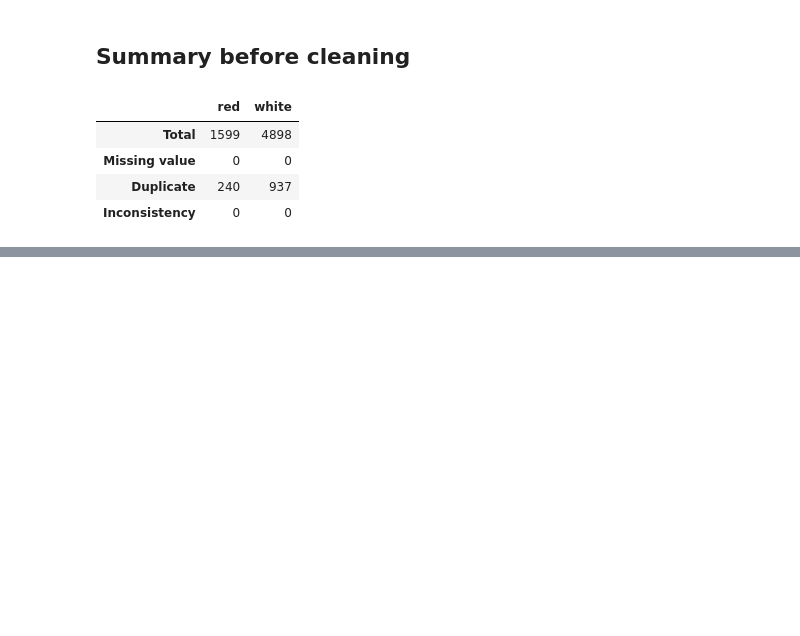
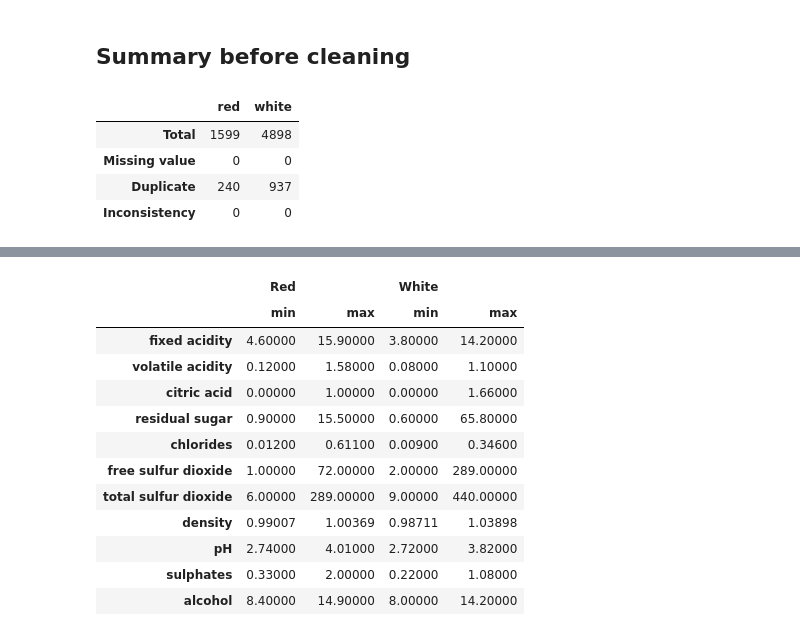
Before and after one commit to nvkhanh029/machine-learning-labwork, a Jupyter notebook: lab01-pca/lab01_wine_quality.ipynb, the cells around one changed output, grey strips where cells are left out. Drawn from its saved outputs; the diff is of its cells as text; code cells hidden in the pictures; blank space fills up the shorter version.

Commit message:
feat(lab01): add incorrect-value checks for wine data

```diff
--- a/lab01-pca/lab01_wine_quality.ipynb
+++ b/lab01-pca/lab01_wine_quality.ipynb
@@ -154,0 +157,9 @@ white: 772 duplicate feature groups, 0 with different quality
+# %%
+red_clean = red.drop_duplicates().reset_index(drop=True)
+white_clean = white.drop_duplicates().reset_index(drop=True)
+datasets_clean = {"red": red_clean, "white": white_clean}
+
+for name in datasets:
+    before, after = len(datasets[name]), len(datasets_clean[name])
+    print(f"{name}: {before} -> {after} rows ({before - after} removed, "
+          f"{(before - after) / before * 100:.2f}%)")
@@ -179,0 +196,22 @@ summary_before
+# %%
+# --- Incorrect values (checked on duplicate-free data) ---
+features = [c for c in red_clean.columns if c != 'quality']
+
+def check_incorrect(df, name):
+    rules = {
+        'Negative value (any feature)': (df[features] < 0).any(axis=1),
+        'pH outside 0-14': ~df['pH'].between(0, 14),
+        'Alcohol outside 0-100 % vol': ~df['alcohol'].between(0, 100),
+        'Density <= 0': df['density'] <= 0,
+        'Free SO2 > total SO2': df['free sulfur dioxide'] > df['total sulfur dioxide'],
+        'Quality not an integer 0-10': ~df['quality'].between(0, 10) | (df['quality'] % 1 != 0),
+    }
+    result = pd.DataFrame({'Rows flagged': {k: int(v.sum()) for k, v in rules.items()}})
+    result['Percentage (%)'] = (result['Rows flagged'] / len(df) * 100).round(2)
+    any_flag = pd.concat(rules.values(), axis=1).any(axis=1)
+    print(f'{name}: {int(any_flag.sum())} of {len(df)} rows have at least one incorrect value')
+    return result, any_flag
+
+res_red, bad_red = check_incorrect(red_clean, 'Red')
+res_white, bad_white = check_incorrect(white_clean, 'White')
+display(pd.concat({'Red': res_red, 'White': res_white}, axis=1))
@@ -179,0 +229,17 @@ summary_before
+# %%
+display(pd.concat({'Red': red_clean[features].agg(['min', 'max']).T,
+                   'White': white_clean[features].agg(['min', 'max']).T}, axis=1))
+# %% [output]
+|  | Red |  | White |  |
+|  | min | max | min | max |
+| fixed acidity | 4.60000 | 15.90000 | 3.80000 | 14.20000 |
+| volatile acidity | 0.12000 | 1.58000 | 0.08000 | 1.10000 |
+| citric acid | 0.00000 | 1.00000 | 0.00000 | 1.66000 |
+| residual sugar | 0.90000 | 15.50000 | 0.60000 | 65.80000 |
+| chlorides | 0.01200 | 0.61100 | 0.00900 | 0.34600 |
+| free sulfur dioxide | 1.00000 | 72.00000 | 2.00000 | 289.00000 |
+| total sulfur dioxide | 6.00000 | 289.00000 | 9.00000 | 440.00000 |
+| density | 0.99007 | 1.00369 | 0.98711 | 1.03898 |
+| pH | 2.74000 | 4.01000 | 2.72000 | 3.82000 |
+| sulphates | 0.33000 | 2.00000 | 0.22000 | 1.08000 |
+| alcohol | 8.40000 | 14.90000 | 8.00000 | 14.20000 |
```
Also changed, not shown: parts of 6 cells of this notebook.
